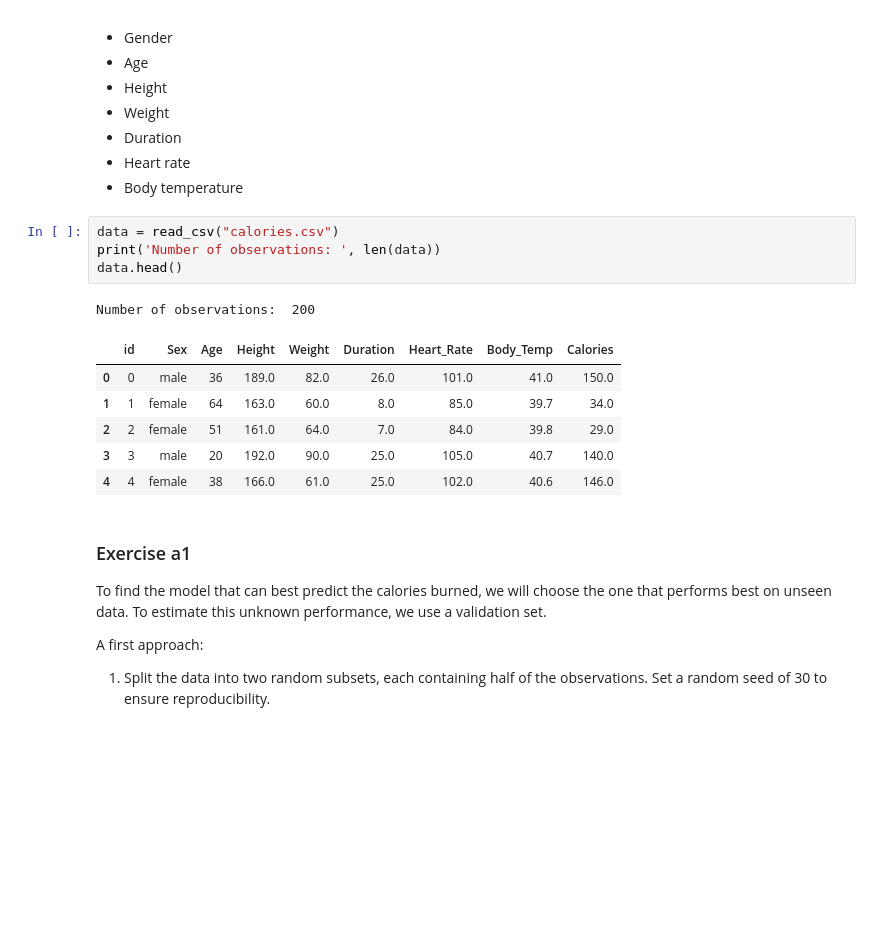
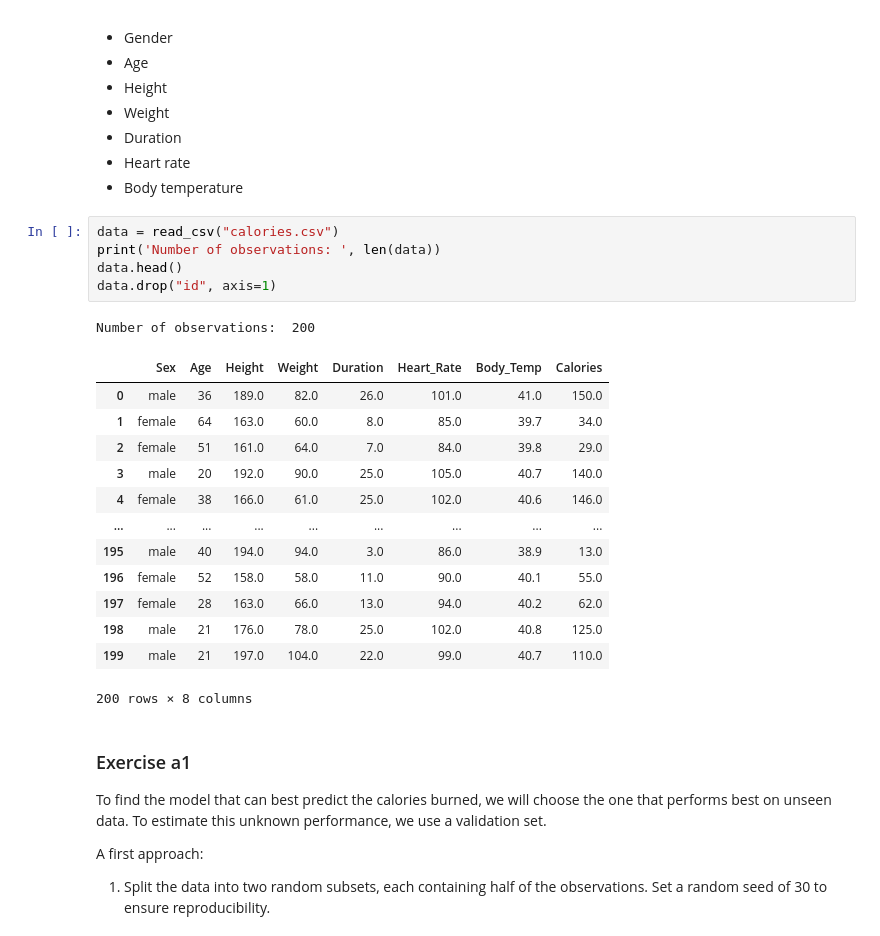
Before and after one commit to Simon-Simonsen/ML_Exercises, a Jupyter notebook: week3-cross-validation/Exercises_CrossValidation_Ex.ipynb, the cells around one changed output. Cells and saved outputs as stored; diff of their text form; blank space fills up the shorter version.

```diff
--- a/week3-cross-validation/Exercises_CrossValidation_Ex.ipynb
+++ b/week3-cross-validation/Exercises_CrossValidation_Ex.ipynb
@@ -143,15 +150,23 @@ On this part of the exercises you will apply the different validation, model sel
 # %%
 data = read_csv("calories.csv")
 print('Number of observations: ', len(data))
 data.head()
+data.drop("id", axis=1)
 # %% [output]
 Number of observations:  200
-|  | id | Sex | Age | Height | Weight | Duration | Heart_Rate | Body_Temp | Calories |
-| 0 | 0 | male | 36 | 189.0 | 82.0 | 26.0 | 101.0 | 41.0 | 150.0 |
-| 1 | 1 | female | 64 | 163.0 | 60.0 | 8.0 | 85.0 | 39.7 | 34.0 |
-| 2 | 2 | female | 51 | 161.0 | 64.0 | 7.0 | 84.0 | 39.8 | 29.0 |
-| 3 | 3 | male | 20 | 192.0 | 90.0 | 25.0 | 105.0 | 40.7 | 140.0 |
-| 4 | 4 | female | 38 | 166.0 | 61.0 | 25.0 | 102.0 | 40.6 | 146.0 |
+|  | Sex | Age | Height | Weight | Duration | Heart_Rate | Body_Temp | Calories |
+| 0 | male | 36 | 189.0 | 82.0 | 26.0 | 101.0 | 41.0 | 150.0 |
+| 1 | female | 64 | 163.0 | 60.0 | 8.0 | 85.0 | 39.7 | 34.0 |
+| 2 | female | 51 | 161.0 | 64.0 | 7.0 | 84.0 | 39.8 | 29.0 |
+| 3 | male | 20 | 192.0 | 90.0 | 25.0 | 105.0 | 40.7 | 140.0 |
+| 4 | female | 38 | 166.0 | 61.0 | 25.0 | 102.0 | 40.6 | 146.0 |
+| ... | ... | ... | ... | ... | ... | ... | ... | ... |
+| 195 | male | 40 | 194.0 | 94.0 | 3.0 | 86.0 | 38.9 | 13.0 |
+| 196 | female | 52 | 158.0 | 58.0 | 11.0 | 90.0 | 40.1 | 55.0 |
+| 197 | female | 28 | 163.0 | 66.0 | 13.0 | 94.0 | 40.2 | 62.0 |
+| 198 | male | 21 | 176.0 | 78.0 | 25.0 | 102.0 | 40.8 | 125.0 |
+| 199 | male | 21 | 197.0 | 104.0 | 22.0 | 99.0 | 40.7 | 110.0 |
+200 rows × 8 columns
 # %% [markdown]
 ### Exercise a1
 
```
Also changed, not shown: parts of 10 cells of this notebook, 2 other files.
